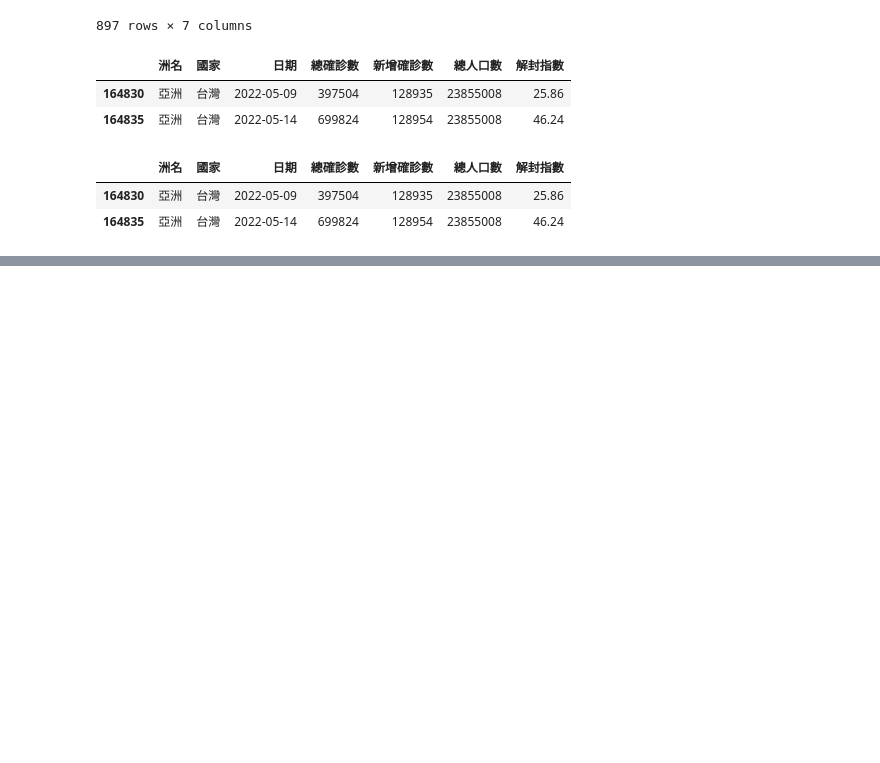
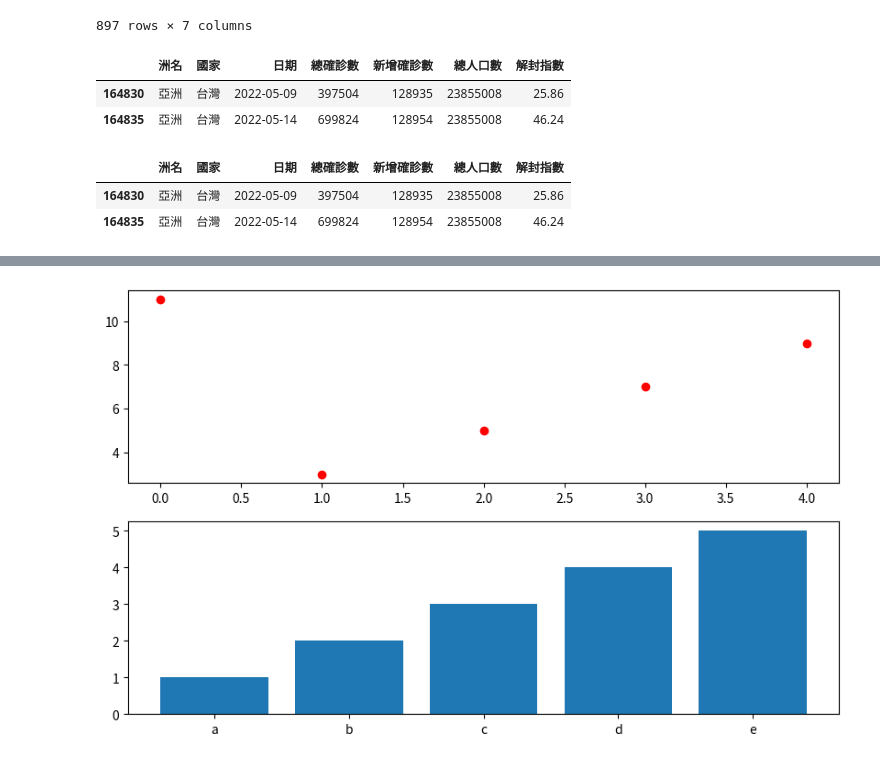
Before and after one commit to Nigmaa/python_analysis, a Jupyter notebook: lesson7.ipynb, the cells around one changed output, grey strips where cells are left out. Drawn from its saved outputs; the diff is of its cells as text; code cells hidden in the pictures; blank space fills up the shorter version.

```diff
--- a/lesson7.ipynb
+++ b/lesson7.ipynb
@@ -120,0 +146,9 @@ df1.query('國家=="台灣" and 新增確診數>=100000')
+# %%
+figure = plt.figure(figsize=(10,6))
+ax1 = figure.add_subplot(2,1,1)
+ax1.plot([11, 3, 5, 7, 9],marker='o',color='red', linestyle='')
+ax2 = figure.add_subplot(2,1,2)
+ax2.bar(['a', 'b', 'c', 'd', 'e'],[1, 2, 3, 4, 5])
+plt.show()
+# %% [output]
+[figure, added]
```
Also changed, not shown: parts of 3 cells of this notebook.
